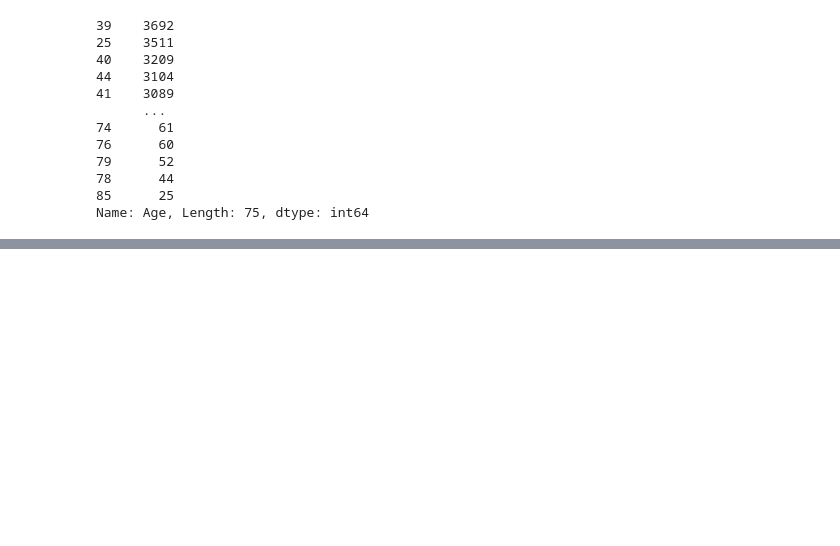
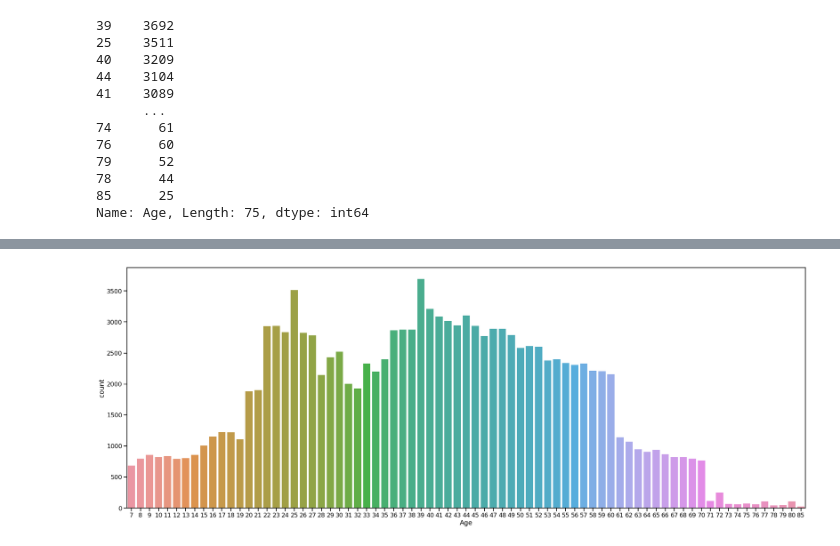
Before and after one commit to kunals94/Final-Project-Data-Science-Programme-Cambridge-University-Flatiron-School, a Jupyter notebook: KSarin_final_project_v1.ipynb, the cells around one changed output, grey strips where cells are left out. Cells and saved outputs as stored; diff of their text form; code cells hidden in the pictures; blank space fills up the shorter version.

```diff
--- a/KSarin_final_project_v1.ipynb
+++ b/KSarin_final_project_v1.ipynb
@@ -188,0 +188,7 @@ ax.set_ylabel('Flight Distance')
+# %%
+#The spread of ages in our dataset
+sns.set_context('talk')
+sns.countplot(x="Age", data=df1)
+plt.gcf().set_size_inches(33, 12)
+# %% [output]
+[figure, added]
```
Also changed, not shown: parts of 7 cells of this notebook.
